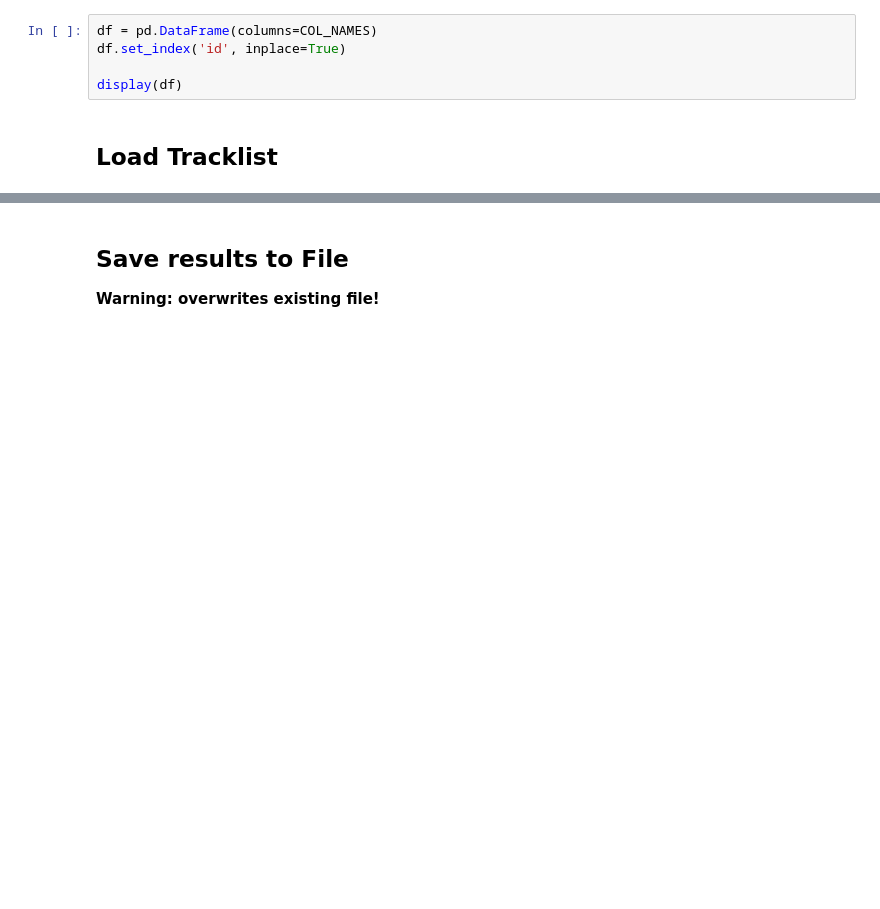
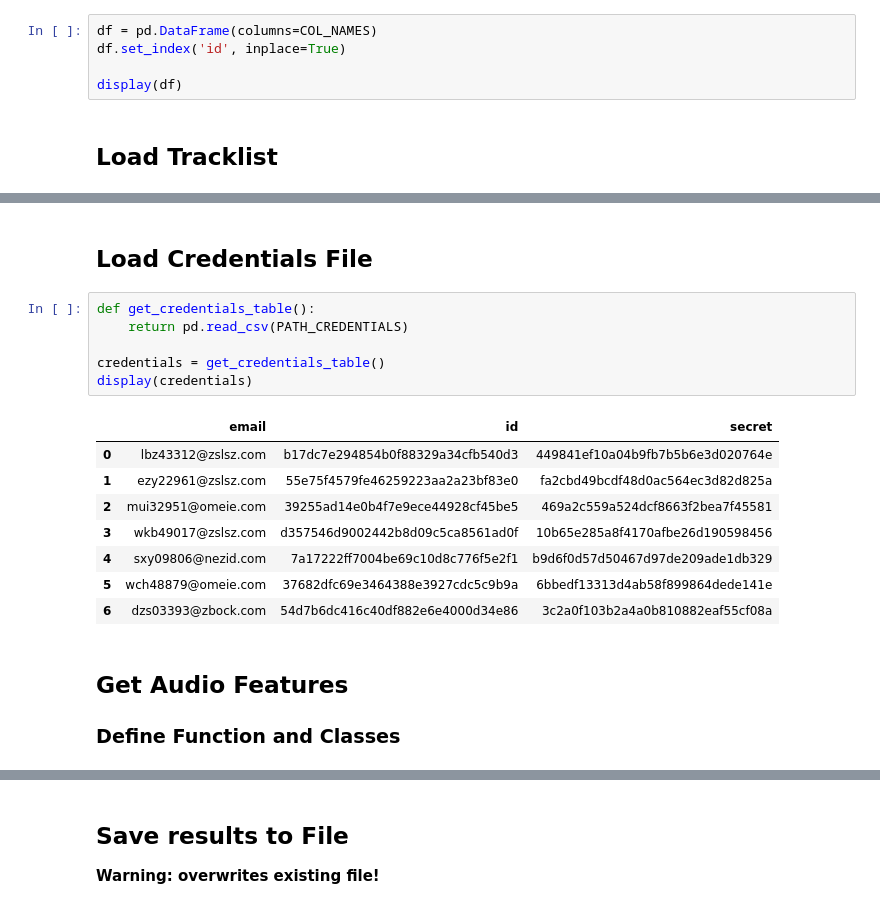
Before and after one commit to laustam/spotifeature, a Jupyter notebook: notebooks/get_track_features.ipynb, the cells around one changed output, grey strips where cells are left out. Saved outputs shown, nothing was run; the diff lists cells and outputs as text; blank space fills up the shorter version.

```diff
--- a/notebooks/get_track_features.ipynb
+++ b/notebooks/get_track_features.ipynb
@@ -75,0 +86,20 @@ display(df)
+# %% [markdown]
+## Load Credentials File
+# %%
+def get_credentials_table():
+    return pd.read_csv(PATH_CREDENTIALS)
+
+credentials = get_credentials_table()
+display(credentials)
+# %% [output]
+|  | email | id | secret |
+| 0 | lbz43312@zslsz.com | b17dc7e294854b0f88329a34cfb540d3 | 449841ef10a04b9fb7b5b6e3d020764e |
+| 1 | ezy22961@zslsz.com | 55e75f4579fe46259223aa2a23bf83e0 | fa2cbd49bcdf48d0ac564ec3d82d825a |
+| 2 | mui32951@omeie.com | 39255ad14e0b4f7e9ece44928cf45be5 | 469a2c559a524dcf8663f2bea7f45581 |
+| 3 | wkb49017@zslsz.com | d357546d9002442b8d09c5ca8561ad0f | 10b65e285a8f4170afbe26d190598456 |
+| 4 | sxy09806@nezid.com | 7a17222ff7004be69c10d8c776f5e2f1 | b9d6f0d57d50467d97de209ade1db329 |
+| 5 | wch48879@omeie.com | 37682dfc69e3464388e3927cdc5c9b9a | 6bbedf13313d4ab58f899864dede141e |
+| 6 | dzs03393@zbock.com | 54d7b6dc416c40df882e6e4000d34e86 | 3c2a0f103b2a4a0b810882eaf55cf08a |
+# %% [markdown]
+## Get Audio Features
+### Define Function and Classes
```
Also changed, not shown: parts of 21 cells of this notebook, 3 other files.
